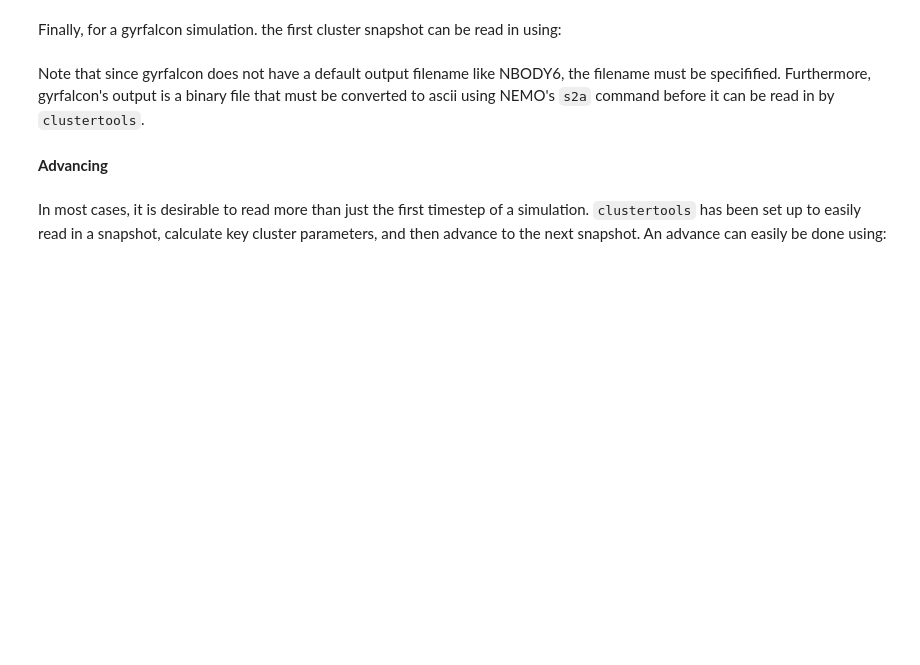
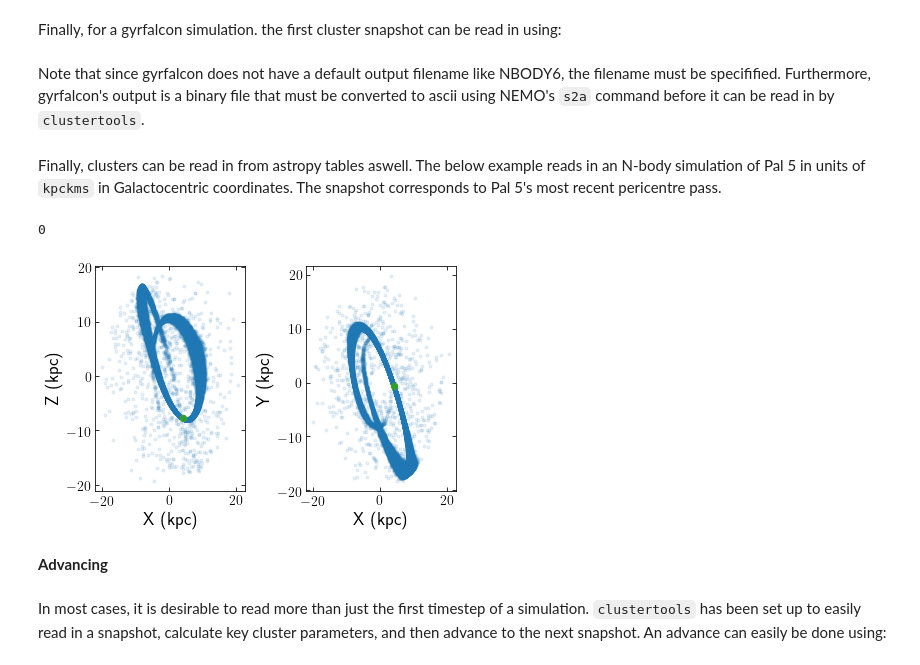
Before and after one commit to webbjj/clustertools, a Jupyter notebook: docs/source/notebooks/loading_and_advancing.ipynb, the cells around one changed output. Saved outputs shown, nothing was run; the diff lists cells and outputs as text; code cells hidden in the pictures; blank space fills up the shorter version.

Commit message:
debugging some plot routines

```diff
--- a/docs/source/notebooks/loading_and_advancing.ipynb
+++ b/docs/source/notebooks/loading_and_advancing.ipynb
@@ -106,6 +107,15 @@ Finally, for a gyrfalcon simulation. the first cluster snapshot can be read in u
 cluster=ctools.load_cluster('gyrfalcon',filename='cluster.nemo.dat')
 # %% [markdown]
 Note that since gyrfalcon does not have a default output filename like NBODY6, the filename must be specifified. Furthermore, gyrfalcon's output is a binary file that must be converted to ascii using NEMO's ``s2a`` command before it can be read in by ``clustertools``.
+# %% [markdown]
+Finally, clusters can be read in from astropy tables aswell. The below example reads in an N-body simulation of Pal 5 in units of ``kpckms`` in Galactocentric coordinates. The snapshot corresponds to Pal 5's most recent pericentre pass.
+# %%
+data = QTable.read("pal5_rp.dat", format="ascii")
+cluster = ctools.load_cluster('astropy_table',data, units='kpckms',origin='galaxy')
+ctools.starplot(cluster)
+# %% [output]
+0
+[figure, added]
 # %% [markdown]
 **Advancing**
 # %% [markdown]
```
Also changed, not shown: parts of 3 cells of this notebook, 15 other files.
